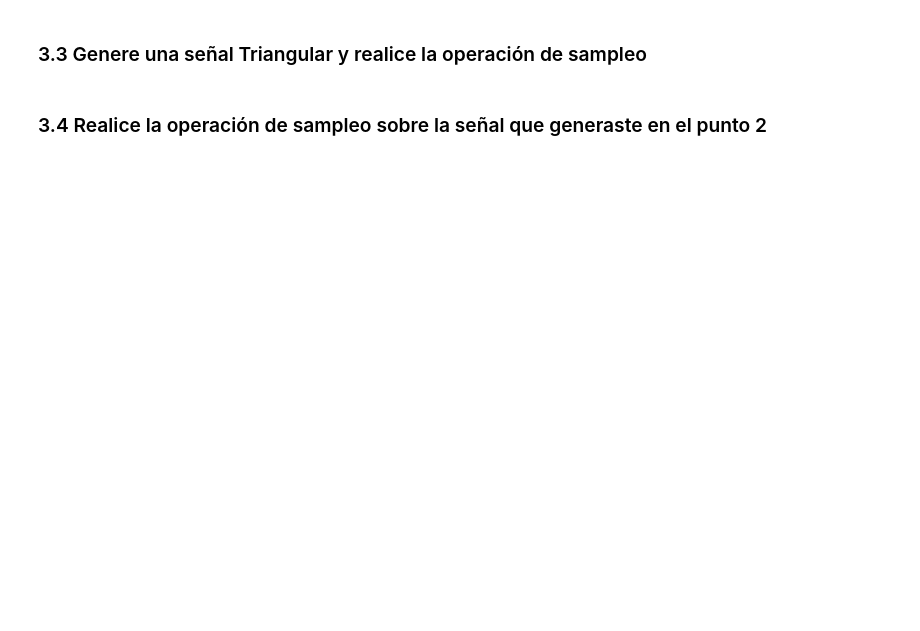
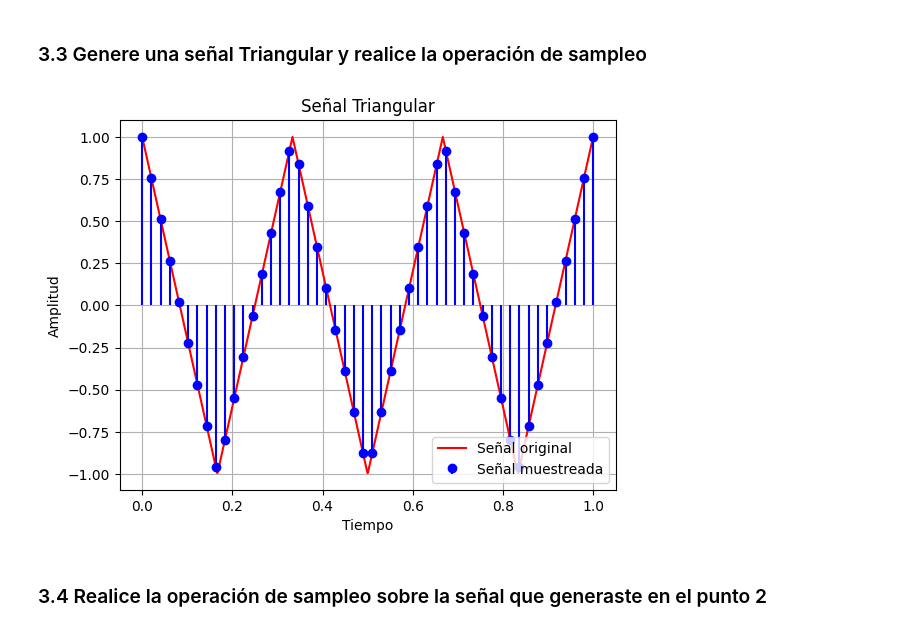
Before and after one commit to MatiasArmijo/Actividades-EIE-401-Matias-Armijo, a Jupyter notebook: actividad-2/Actividad_2_ArmijoMatias_204623155.ipynb, the cells around one changed output. Saved outputs shown, nothing was run; the diff lists cells and outputs as text; code cells hidden in the pictures; blank space fills up the shorter version.

```diff
--- a/actividad-2/Actividad_2_ArmijoMatias_204623155.ipynb
+++ b/actividad-2/Actividad_2_ArmijoMatias_204623155.ipynb
@@ -107,4 +162,27 @@ Puedes utilizar el método "stem" de matplotlib para plotear el resultado.
 # %% [markdown]
 ### 3.3 Genere una señal Triangular y realice la operación de sampleo
+# %%
+# Funcion para crear señal triangular continua
+def triangular_signal(time, frequency):
+    signal = np.abs(2 * (time % (1/frequency) * frequency) - 1)*2-1  # Generar la señal triangular
+    return  signal
+
+# Señal triangular continua
+triangular = triangular_signal(t, f)
+
+# Señal triangular discreta
+triangular_muestreada = triangular_signal(t_muestreo,f)
+
+# Graficos
+plt.plot(t, triangular,color='red')
+plt.stem(t_muestreo,triangular_muestreada,linefmt='b-', markerfmt='bo', basefmt=' ')
+plt.legend(["Señal original","Señal muestreada"],loc="lower right")
+plt.title('Señal Triangular')
+plt.xlabel('Tiempo')
+plt.ylabel('Amplitud')
+plt.grid(True)
+plt.show()
+# %% [output]
+[figure, added]
 # %% [markdown]
 ### 3.4 Realice la operación de sampleo sobre la señal que generaste en el punto 2
```
Also changed, not shown: parts of 13 cells of this notebook.
